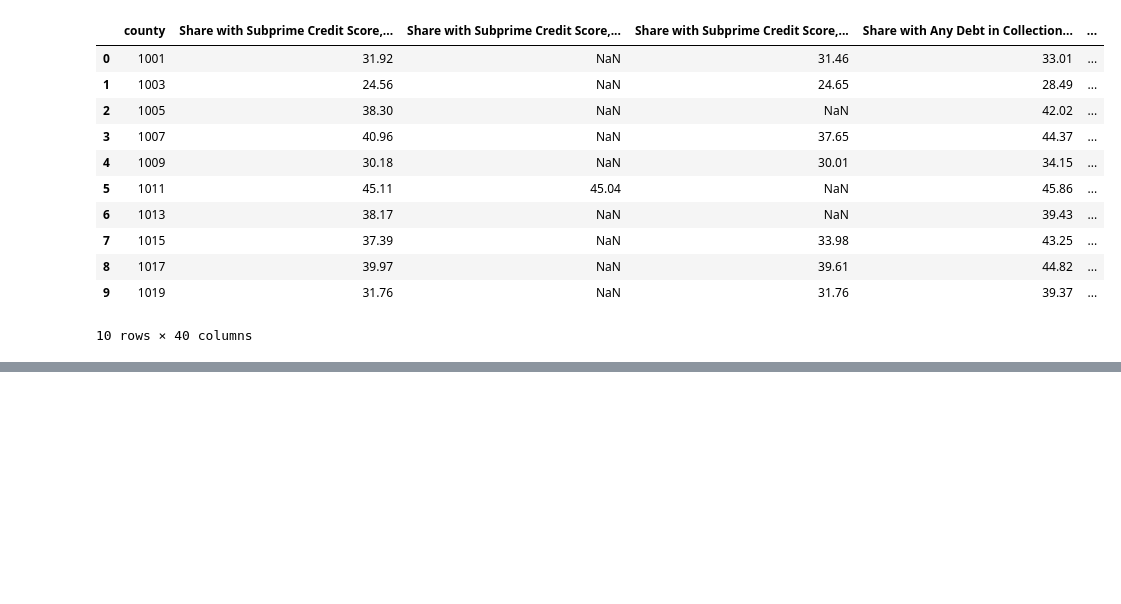
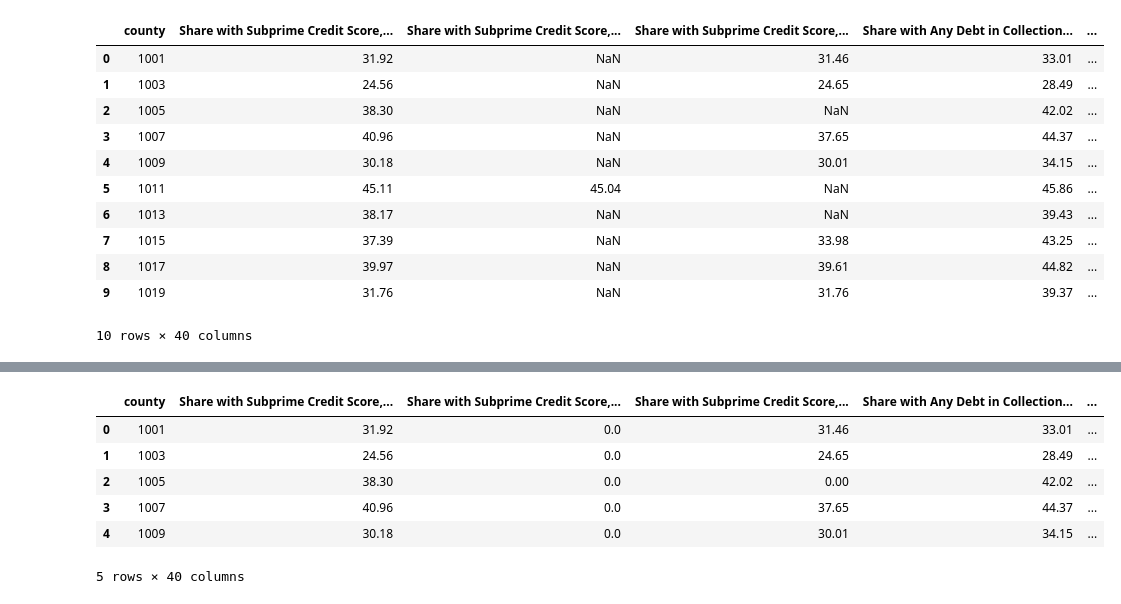
Before and after one commit to marcpalumbo/Great_Resignation_Analysis, a Jupyter notebook: UI_Covid_CH_bycounty_ETL.ipynb, the cells around one changed output, grey strips where cells are left out. Cells and saved outputs as stored; diff of their text form; code cells hidden in the pictures; blank space fills up the shorter version.

```diff
--- a/covidcredithealth_county_ETL.ipynb
+++ b/UI_Covid_CH_bycounty_ETL.ipynb
@@ -209,0 +311,14 @@ df_Covid_CH_county.head(10)
+# %%
+# Replace NaN values with 0.
+df_Covid_CH_county =  df_Covid_CH_county.fillna(0)
+
+# Preview data.
+df_Covid_CH_county.head(5)
+# %% [output]
+|  | county | Share with Subprime Credit Score,... | Share with Subprime Credit Score,... | Share with Subprime Credit Score,... | Share with Any Debt in Collection... | ... |
+| 0 | 1001 | 31.92 | 0.0 | 31.46 | 33.01 | ... |
+| 1 | 1003 | 24.56 | 0.0 | 24.65 | 28.49 | ... |
+| 2 | 1005 | 38.30 | 0.0 | 0.00 | 42.02 | ... |
+| 3 | 1007 | 40.96 | 0.0 | 37.65 | 44.37 | ... |
+| 4 | 1009 | 30.18 | 0.0 | 30.01 | 34.15 | ... |
+5 rows × 40 columns
```
Also changed, not shown: parts of 17 cells of this notebook, 1 other file.
